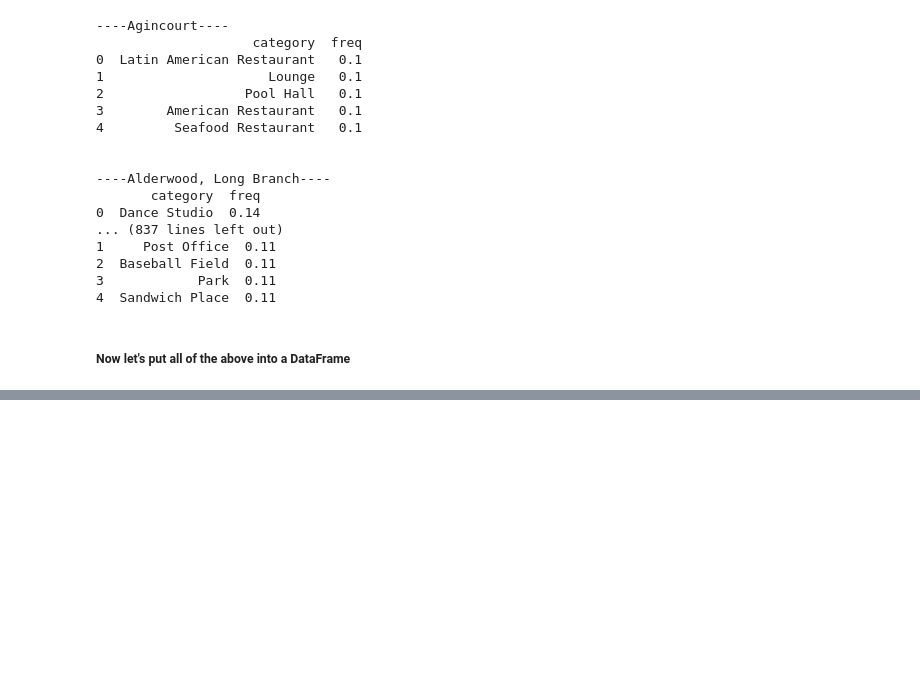
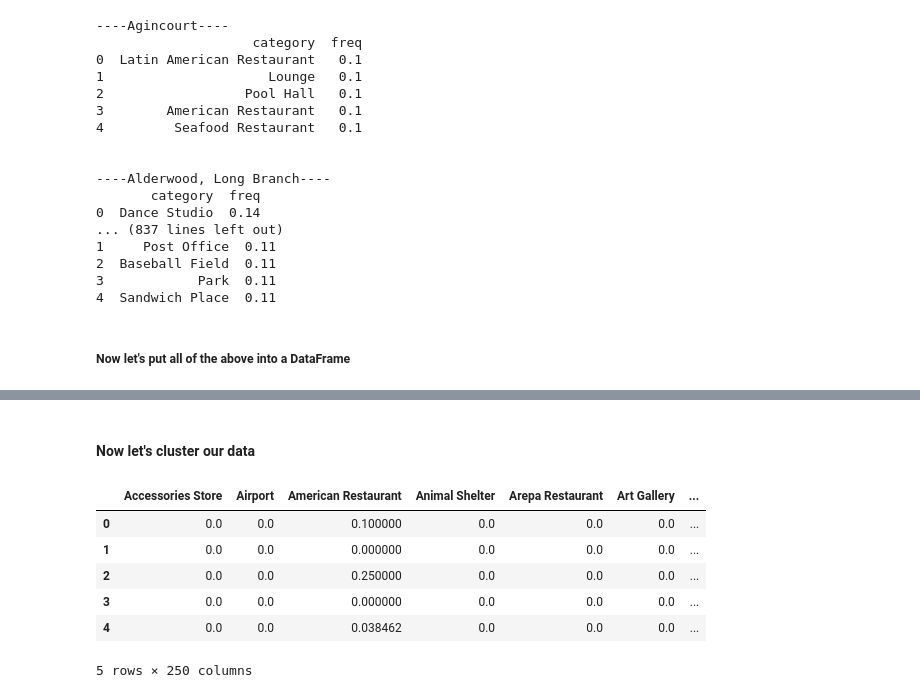
Before and after one commit to ftarantuviez/Toronto-Neighbourhood-Battle, a Jupyter notebook: project_toronto/EDA_notebooks/main.ipynb, the cells around one changed output, grey strips where cells are left out. Drawn from its saved outputs; the diff is of its cells as text; code cells hidden in the pictures; blank space fills up the shorter version.

```diff
--- a/project_toronto/EDA_notebooks/main.ipynb
+++ b/project_toronto/EDA_notebooks/main.ipynb
@@ -268,3 +274,17 @@ top_venues.head()
 | 2 | Bathurst Manor, Wilson Heights, D... | Mediterranean Restaurant | American Restaurant | Bus Line | Pizza Place | ... |
 | 3 | Bayview Village | Park | Construction & Landscaping | Flower Shop | Trail | ... |
 | 4 | Bedford Park, Lawrence Manor East | Italian Restaurant | Sandwich Place | Coffee Shop | Park | ... |
+# %% [markdown]
+#### Now let's cluster our data
+# %%
+# drop neighbourhood from dataset
+neighbourhoods_groupped_clustering = neighbourhoods_groupped.drop("neighourhood", axis=1)
+neighbourhoods_groupped_clustering.head()
+# %% [output]
+|  | Accessories Store | Airport | American Restaurant | Animal Shelter | Arepa Restaurant | Art Gallery | ... |
+| 0 | 0.0 | 0.0 | 0.100000 | 0.0 | 0.0 | 0.0 | ... |
+| 1 | 0.0 | 0.0 | 0.000000 | 0.0 | 0.0 | 0.0 | ... |
+| 2 | 0.0 | 0.0 | 0.250000 | 0.0 | 0.0 | 0.0 | ... |
+| 3 | 0.0 | 0.0 | 0.000000 | 0.0 | 0.0 | 0.0 | ... |
+| 4 | 0.0 | 0.0 | 0.038462 | 0.0 | 0.0 | 0.0 | ... |
+5 rows × 250 columns
```
Also changed, not shown: parts of 13 cells of this notebook.
